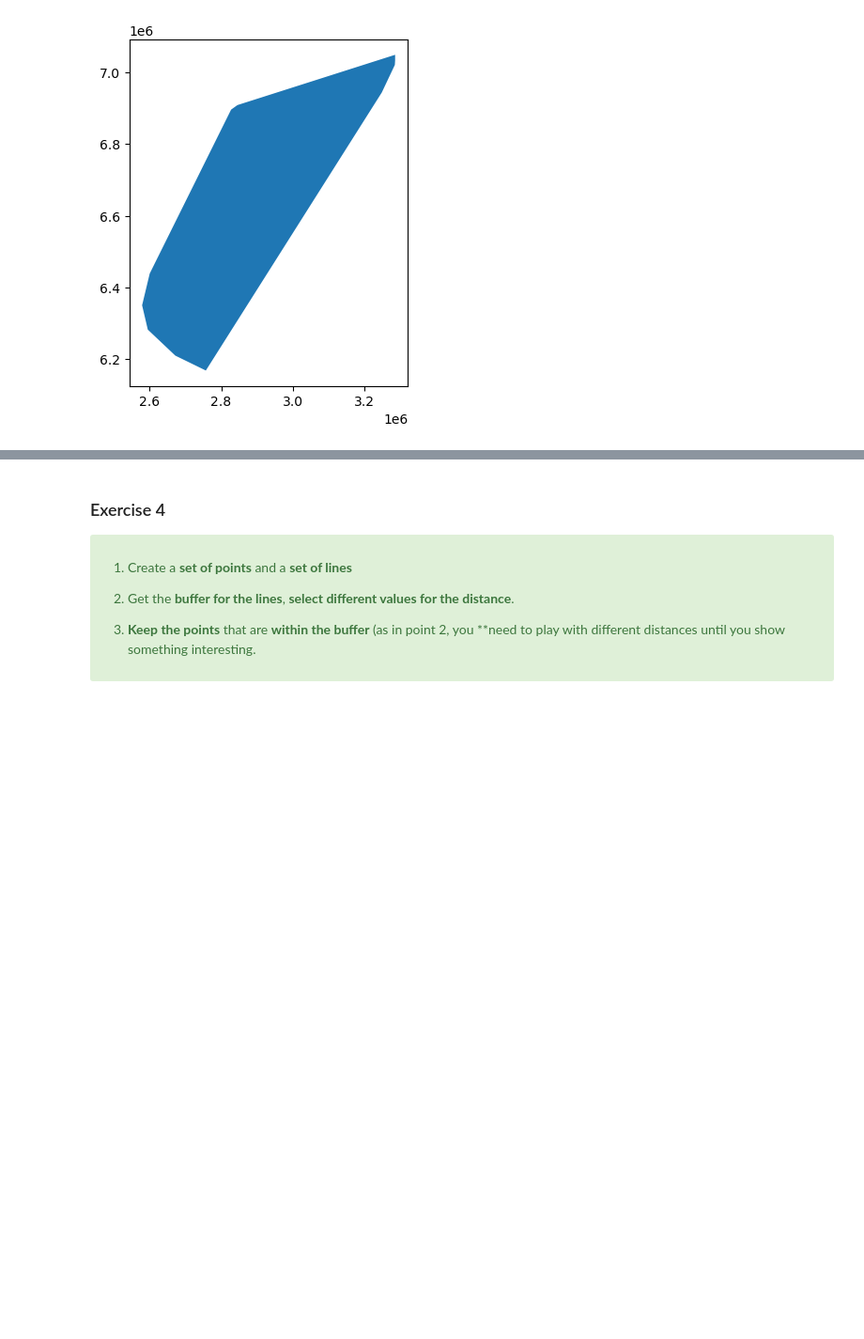
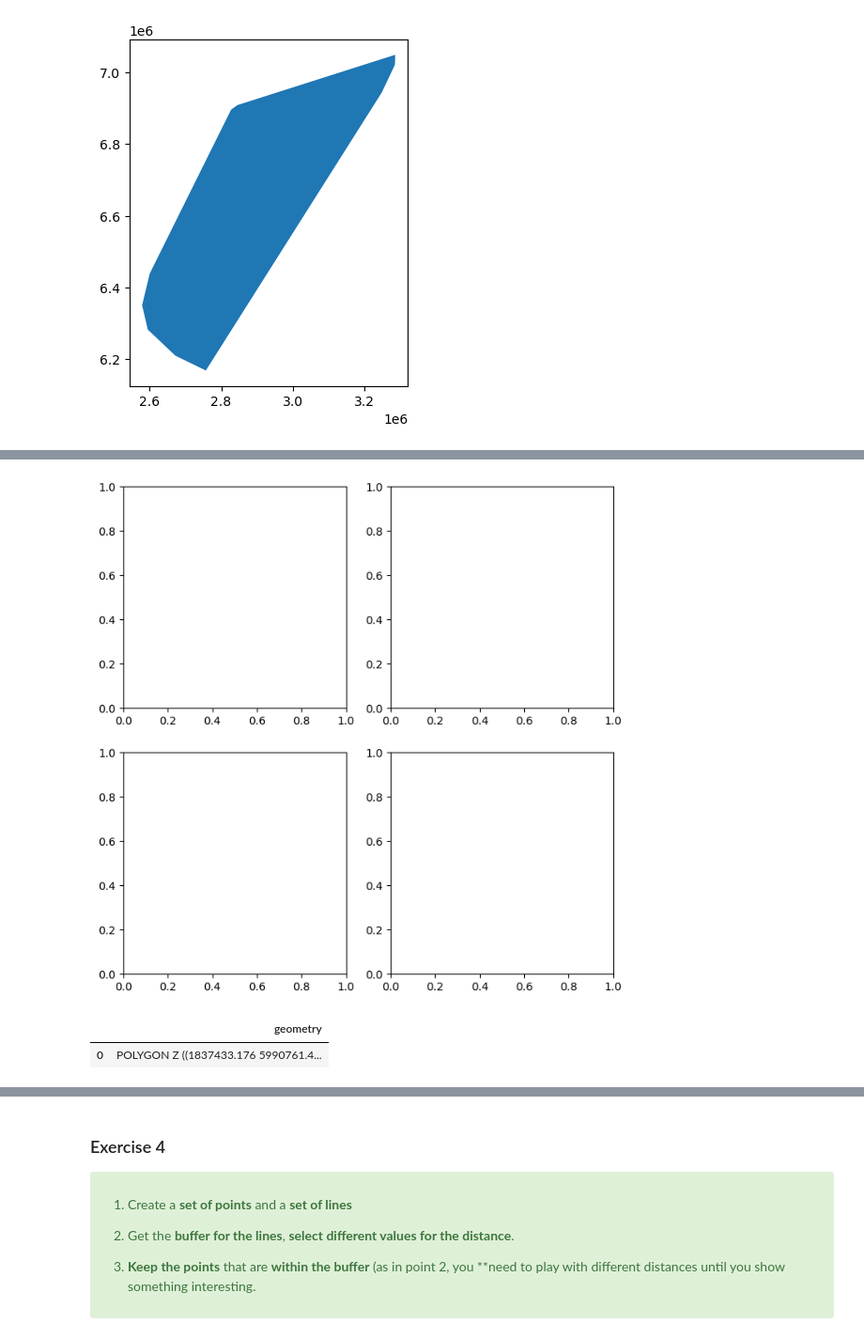
Before and after one commit to Romina300/TareaFinal_1, a Jupyter notebook: TareaFinal_parte1.ipynb, the cells around one changed output, grey strips where cells are left out. Shown: that part at 94% size. Drawn from its saved outputs; the diff is of its cells as text; code cells hidden in the pictures; blank space fills up the shorter version.

```diff
--- a/TareaFinal_parte1.ipynb
+++ b/TareaFinal_parte1.ipynb
@@ -34,6 +34,7 @@ listlayers(argentinaMaps)
 import os
 import geopandas as gpd
 
+country=gpd.read_file(argentinaMaps,layer='country')
 states=gpd.read_file(argentinaMaps,layer='states')
 municipalities=gpd.read_file(argentinaMaps,layer='municipalities')
 airports=gpd.read_file(argentinaMaps,layer='airports')
@@ -459,0 +477,15 @@ systems.convex_hull.plot()
+# %%
+fig, axs = plt.subplots(nrows=2,ncols=2,sharex=False, sharey=False,figsize=(8,8))
+
+centroidX=centroArgentina.x[0]
+centroidY=centroArgentina.y[0]
+# %% [output]
+[figure, added]
+# %%
+municipalities.cx[:centroidX,centroidY:].unary_union
+gpd.GeoDataFrame(index=[0],
+                 crs=municipalities.crs,
+                 geometry=[municipalities.cx[:centroidX,centroidY:].unary_union])
+# %% [output]
+|  | geometry |
+| 0 | POLYGON Z ((1837433.176 5990761.4... |
```
Also changed, not shown: parts of 16 cells of this notebook.
